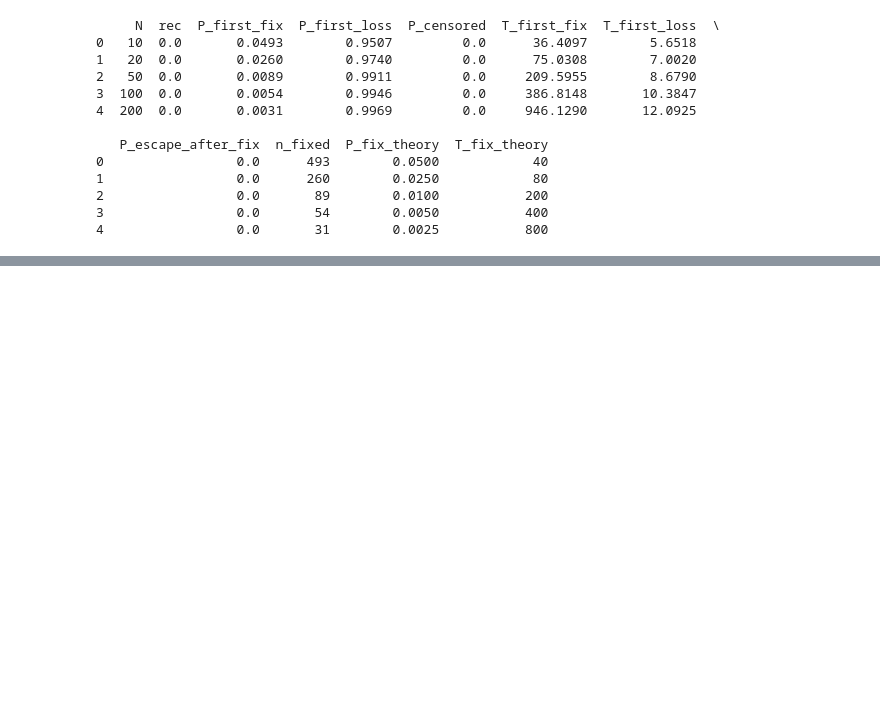
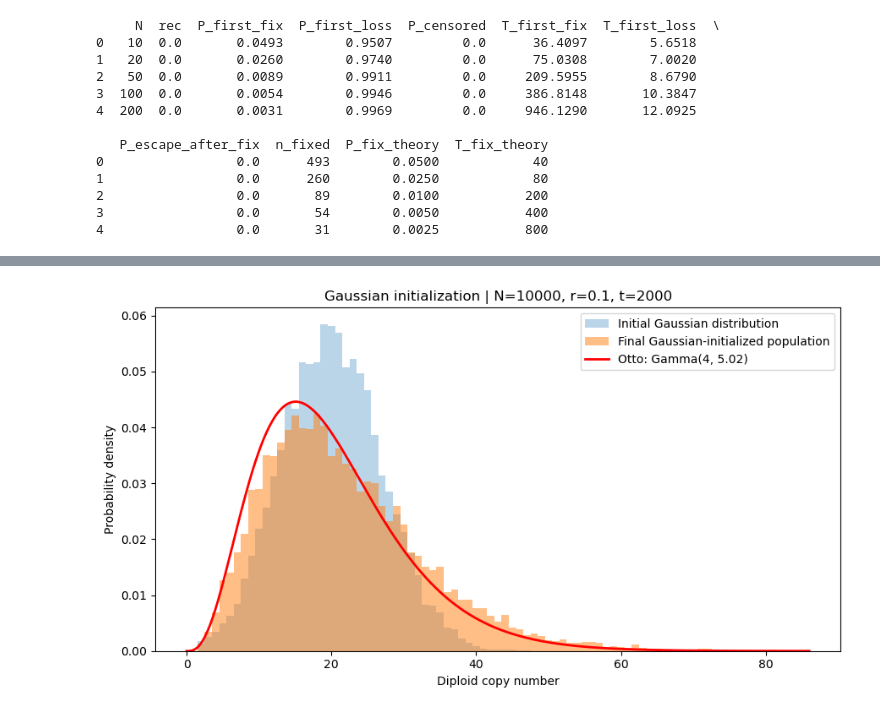
Before and after one commit to Duramenn/CNV_dynamics_2026, a Jupyter notebook: code/stochastic/S0.0_neutral.ipynb, the cells around one changed output, grey strips where cells are left out. Cells and saved outputs as stored; diff of their text form; code cells hidden in the pictures; blank space fills up the shorter version.

```diff
--- a/code/stochastic/S0.0_neutral.ipynb
+++ b/code/stochastic/S0.0_neutral.ipynb
@@ -695,0 +922,62 @@ plt.show()
+# %%
+from scipy.stats import gamma
+
+alpha_theory_gaussian = 4
+theta_theory_gaussian = (
+    initial_mean_dip_gaussian / alpha_theory_gaussian
+)
+
+x_gaussian = np.linspace(
+    0,
+    max(70, final_dip_gaussian.max() + 5),
+    500
+)
+
+bins_gaussian = np.arange(
+    min(initial_dip_gaussian.min(), final_dip_gaussian.min()) - 0.5,
+    max(initial_dip_gaussian.max(), final_dip_gaussian.max()) + 1.5,
+    1
+)
+
+fig, ax = plt.subplots(figsize=(9, 5))
+
+ax.hist(
+    initial_dip_gaussian,
+    bins=bins_gaussian,
+    density=True,
+    alpha=0.3,
+    label="Initial Gaussian distribution"
+)
+
+ax.hist(
+    final_dip_gaussian,
+    bins=bins_gaussian,
+    density=True,
+    alpha=0.5,
+    label="Final Gaussian-initialized population"
+)
+
+ax.plot(
+    x_gaussian,
+    gamma.pdf(
+        x_gaussian,
+        a=alpha_theory_gaussian,
+        scale=theta_theory_gaussian
+    ),
+    "r-",
+    linewidth=2,
+    label=f"Otto: Gamma(4, {theta_theory_gaussian:.2f})"
+)
+
+ax.set_xlabel("Diploid copy number")
+ax.set_ylabel("Probability density")
+ax.set_title(
+    f"Gaussian initialization | N={N_gaussian}, "
+    f"r={rec_gaussian}, t={generations_gaussian}"
+)
+
+ax.legend()
+plt.tight_layout()
+plt.show()
+# %% [output]
+[figure, added]
```
Also changed, not shown: parts of 11 cells of this notebook.
